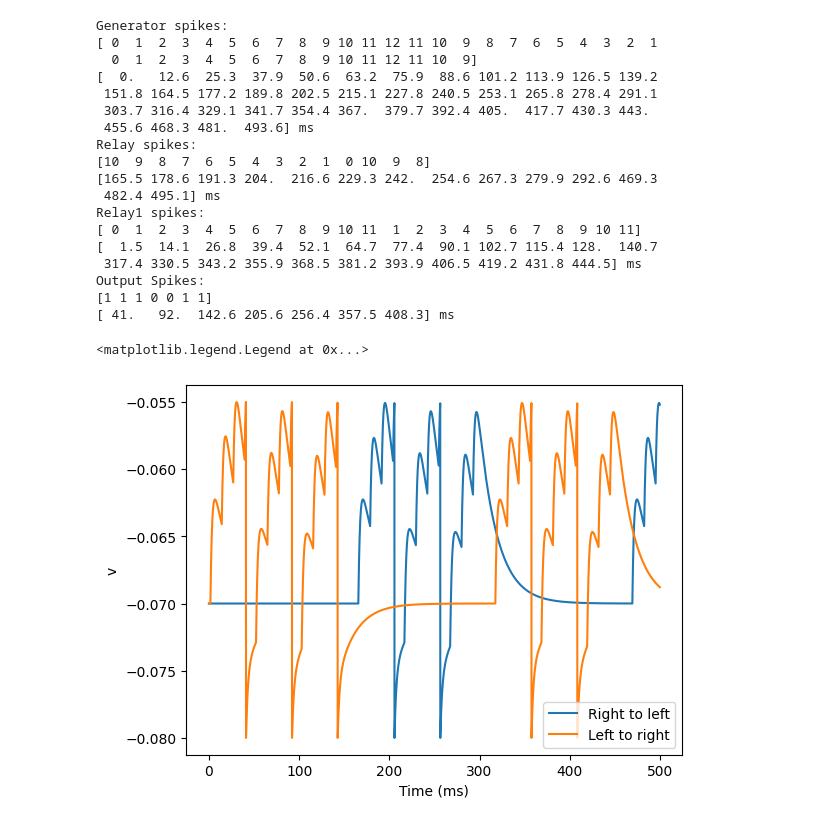
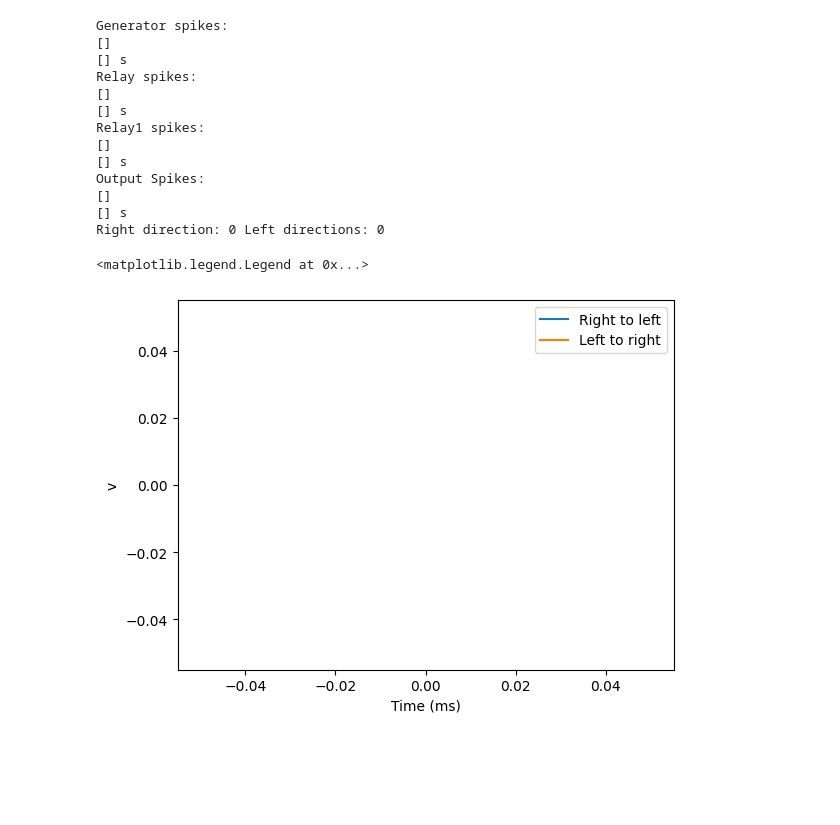
Before and after one commit to Lundsak/D7046E-SNN-project-Epsilon, a Jupyter notebook: brian2-test.ipynb, the cells around one changed output. Saved outputs shown, nothing was run; the diff lists cells and outputs as text; code cells hidden in the pictures; blank space fills up the shorter version.

```diff
--- a/brian2-test.ipynb
+++ b/brian2-test.ipynb
@@ -25,7 +25,7 @@ def visualise_connectivity(S):
 # Simulation parameters
 dt = 1e-4                    # Timestep
 t = np.arange(0,200000)*dt    # Simulation time array t
-num_receptors = 13           # Number of receptor neurons
+num_receptors = 101          # Number of receptor neurons
 speed = 80                   # Speed of bright spot, number of receptor neurons passed per second
 ####################################################################################################
 
@@ -118,46 +118,52 @@ relayState = StateMonitor(relay, 'v', record=True)
 relay1Monitor = SpikeMonitor(relay1)
 relay1State = StateMonitor(relay1, 'v', record=True)
 inhibState = StateMonitor(inhib, 'v', record=True)
 outputMonitor = SpikeMonitor(output)
 outputState = StateMonitor(output, 'v', record=True)
 
-run(500*ms)
+run(0*ms)
 print("Generator spikes:")
 print(generatorMonitor.i[:])
 print(generatorMonitor.t[:])
 print("Relay spikes:")
 print(relayMonitor.i[:])
 print(relayMonitor.t[:])
 print("Relay1 spikes:")
 print(relay1Monitor.i[:])
 print(relay1Monitor.t[:])
 print("Output Spikes:")
 print(outputMonitor.i[:])
 print(outputMonitor.t[:])
 
+rightSpikes = 0
+leftSpikes = 0
+for s in outputMonitor.i:
+    if s == 1:
+        rightSpikes +=1
+    else:
+        leftSpikes +=1
+
+print("Right direction:", rightSpikes, "Left directions:", leftSpikes)
+
+
 plot(outputState.t/ms, outputState.v[0], label='Right to left')
 plot(outputState.t/ms, outputState.v[1], label='Left to right')
 xlabel('Time (ms)')
 ylabel('v')
 legend()
 # %% [output]
 Generator spikes:
-[ 0  1  2  3  4  5  6  7  8  9 10 11 12 11 10  9  8  7  6  5  4  3  2  1
-  0  1  2  3  4  5  6  7  8  9 10 11 12 11 10  9]
-[  0.   12.6  25.3  37.9  50.6  63.2  75.9  88.6 101.2 113.9 126.5 139.2
- 151.8 164.5 177.2 189.8 202.5 215.1 227.8 240.5 253.1 265.8 278.4 291.1
- 303.7 316.4 329.1 341.7 354.4 367.  379.7 392.4 405.  417.7 430.3 443.
- 455.6 468.3 481.  493.6] ms
+[]
+[] s
 Relay spikes:
-[10  9  8  7  6  5  4  3  2  1  0 10  9  8]
-[165.5 178.6 191.3 204.  216.6 229.3 242.  254.6 267.3 279.9 292.6 469.3
- 482.4 495.1] ms
+[]
+[] s
 Relay1 spikes:
-[ 0  1  2  3  4  5  6  7  8  9 10 11  1  2  3  4  5  6  7  8  9 10 11]
-[  1.5  14.1  26.8  39.4  52.1  64.7  77.4  90.1 102.7 115.4 128.  140.7
- 317.4 330.5 343.2 355.9 368.5 381.2 393.9 406.5 419.2 431.8 444.5] ms
+[]
+[] s
 Output Spikes:
-[1 1 1 0 0 1 1]
-[ 41.   92.  142.6 205.6 256.4 357.5 408.3] ms
+[]
+[] s
+Right direction: 0 Left directions: 0
 <matplotlib.legend.Legend at 0x...>
-[figure, old version]
+[figure, new version]
```
Also changed, not shown: parts of 4 cells of this notebook, 1 other file.
